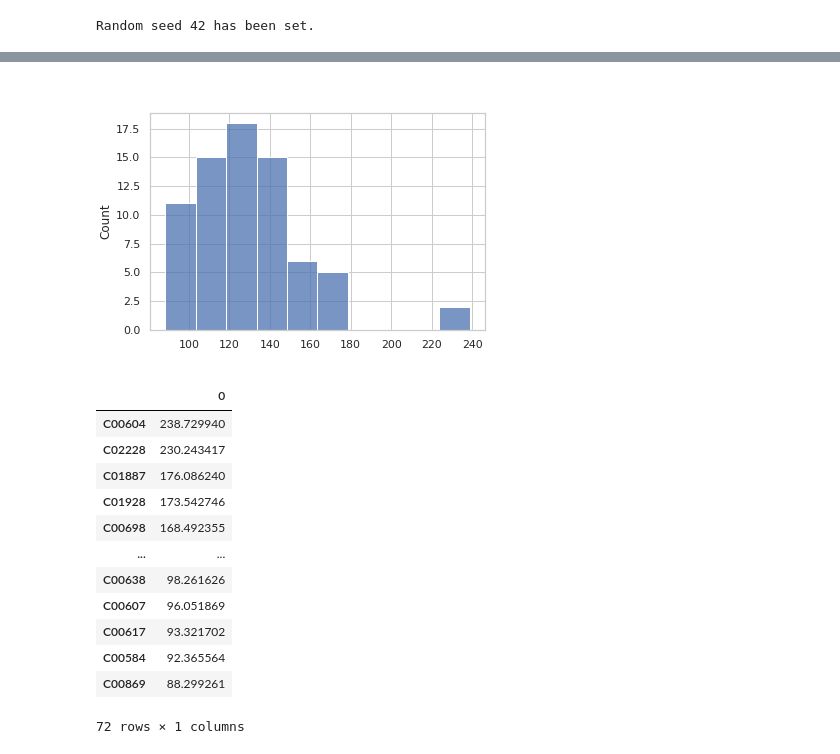
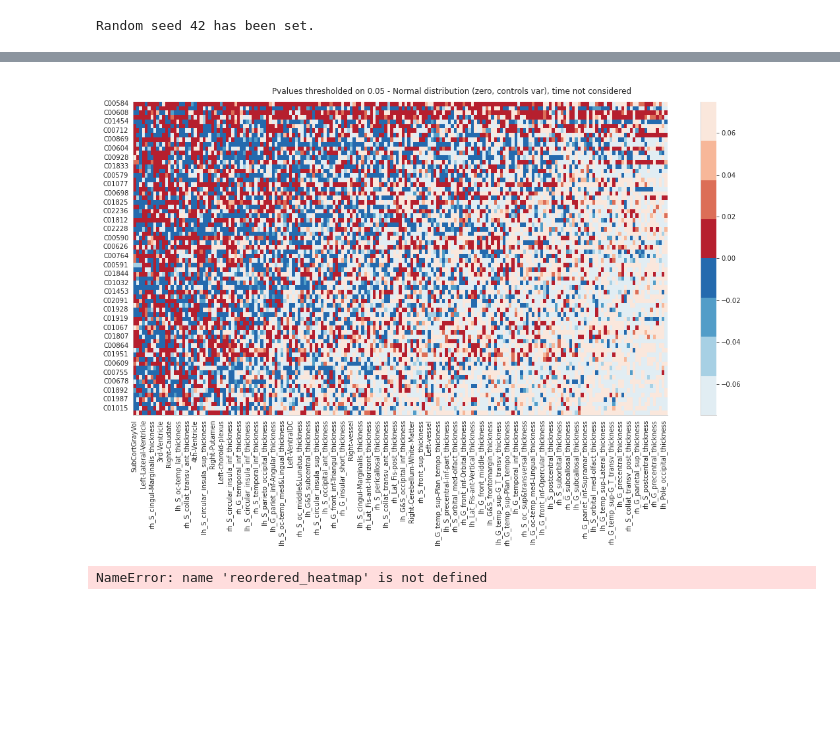
Before and after one commit to bbuckova/ESO_normative, a Jupyter notebook: pretrained_zscores_comparison.ipynb, the cells around one changed output, grey strips where cells are left out. Saved outputs shown, nothing was run; the diff lists cells and outputs as text; code cells hidden in the pictures; blank space fills up the shorter version.

Commit message:
[pretrained_zscores_comparison.ipynb] more complete evaluation

```diff
--- a/pretrained_zscores_comparison.ipynb
+++ b/pretrained_zscores_comparison.ipynb
@@ -42,11 +42,13 @@ Random seed 42 has been set.
 # %%
 # where things are
 main_dir = ('/home/barbora/Documents/Projects/Normative_Models/ESO')
-models_dir = ('/home/barbora/Documents/Projects/Normative_Models/ESO/models/zscores_comparison')
+models_dir = ('/home/barbora/Documents/Projects/Normative_Models/ESO/models/zscores_comparison_long')
 os.makedirs(models_dir, exist_ok=True)
+controls_dir = ('/home/barbora/Documents/Projects/Normative_Models/ESO/models/control_stability_long')
+patients_dir = ('/home/barbora/Documents/Projects/Normative_Models/ESO/models/pretrained_long')
 cdata_dir = ('/home/barbora/Documents/Projects/2021_06_AZV_ESO/data')
 fsdata_dir = ('/home/barbora/Documents/Projects/Normative_Models/ESO/fs_stats')
-bdata_dir = ('/home/barbora/Documents/Projects/Normative_Models/ESO/backup')
+bdata_dir = ('/home/barbora/Documents/Projects/Normative_Models/ESO/backup/fit_external_long')
 images_dir = os.path.join(models_dir,'img')
 os.makedirs(images_dir, exist_ok=True)
 pretrained_dir = ('/home/barbora/Documents/Projects/Normative_Models/ESO/braincharts')
@@ -123,15 +139,10 @@ v2_pat_orig = v2_pat_orig_all.loc[common]
 # %%
-# Finally, compute the differences
-col_comp_id = np.where(v1_pat.columns.isin(idp_ids))[0]
-cont_diff = (v1_cont.iloc[:,col_comp_id]) - (v2_cont.iloc[:,col_comp_id])
-pat_diff = (v1_pat.iloc[:,col_comp_id]) - (v2_pat.iloc[:,col_comp_id])
+def simple_sig(cont_diff, pat_diff, idp_ids):
+    from scipy.stats import norm
+    pat_sig = np.empty_like(pat_diff)
 
-# and significance of differences
-# parameters of normal distribution are taken from controls
-from scipy.stats import norm
-pat_sig = np.empty_like(pat_diff)
+    for n_idp, idp in enumerate(idp_ids):
+        pat_sig[:,n_idp] = 1 - norm(loc = cont_diff[idp].mean(), scale = cont_diff[idp].var()).cdf(abs(pat_diff[idp]))
 
-for n_idp, idp in enumerate(idp_ids):
-    pat_sig[:,n_idp] = 1 - norm(loc = cont_diff[idp].mean(), scale = cont_diff[idp].var()).cdf(abs(pat_diff[idp]))
-
-df_pat_sig = pd.DataFrame(pat_sig, columns=v1_pat.columns[col_comp_id], index=pat_diff.index)
+    df_pat_sig = pd.DataFrame(pat_sig, columns=v1_pat.columns[col_comp_id], index=pat_diff.index)
+    return(df_pat_sig)
@@ -354,24 +148,0 @@ z_cont_sum = np.sum(abs(np_v1_cont_z), axis=1)
-# %%
-fig = plt.subplots(1,1)
-sns.histplot(z_cont_sum)
-#sns.heatmap(v1_cont_z)
-plt.show()
-# %% [output]
-[figure, removed]
-# %%
-temp = pd.DataFrame(z_cont_sum, index = v1_cont_z.index)
-temp.sort_values(by=[0], ascending = False)
-# %% [output]
-|  | 0 |
-| C00604 | 238.729940 |
-| C02228 | 230.243417 |
-| C01887 | 176.086240 |
-| C01928 | 173.542746 |
-| C00698 | 168.492355 |
-| ... | ... |
-| C00638 | 98.261626 |
-| C00607 | 96.051869 |
-| C00617 | 93.321702 |
-| C00584 | 92.365564 |
-| C00869 | 88.299261 |
-72 rows × 1 columns
@@ -377,0 +160,24 @@ temp.sort_values(by=[0], ascending = False)
+# %%
+# Finally, compute the differences
+col_comp_id = np.where(v1_pat.columns.isin(idp_ids))[0]
+cont_diff = (v2_cont.iloc[:,col_comp_id]) - (v1_cont.iloc[:,col_comp_id])
+pat_diff = (v2_pat.iloc[:,col_comp_id]) - (v1_pat.iloc[:,col_comp_id])
+# %%
+# and significance of differences
+# parameters of normal distribution are taken from controls
+df_pat_sig = simple_sig(cont_diff, cont_diff, idp_ids)
+
+reordered_heatmap(df_pat_sig,
+                    title = 'Pvalues thresholded on 0.05 - Normal distribution (zero, controls var), time not considered',
+                    savename = os.path.join(models_dir,'heatmap_pvals_notdetrended_noalphashift_notime'),
+                    range = cont_diff)
+# %% [output]
+[figure, added]
+# %%
+df_pat_sig = nn_deltat_sig(cont_diff, pat_diff, v1_pat['age'], v2_pat['age'],  idp_ids)
+
+reordered_heatmap(df_pat_sig,
+                    title = 'Pvalues thresholded on 0.05 - Normal distribution (zero, controls var), time considered',
+                    savename = os.path.join(models_dir,'heatmap_pvals_notdetrended_noalphashift_time'))
+# %% [output]
+NameError: name 'reordered_heatmap' is not defined
```
Also changed, not shown: parts of 26 cells of this notebook.
